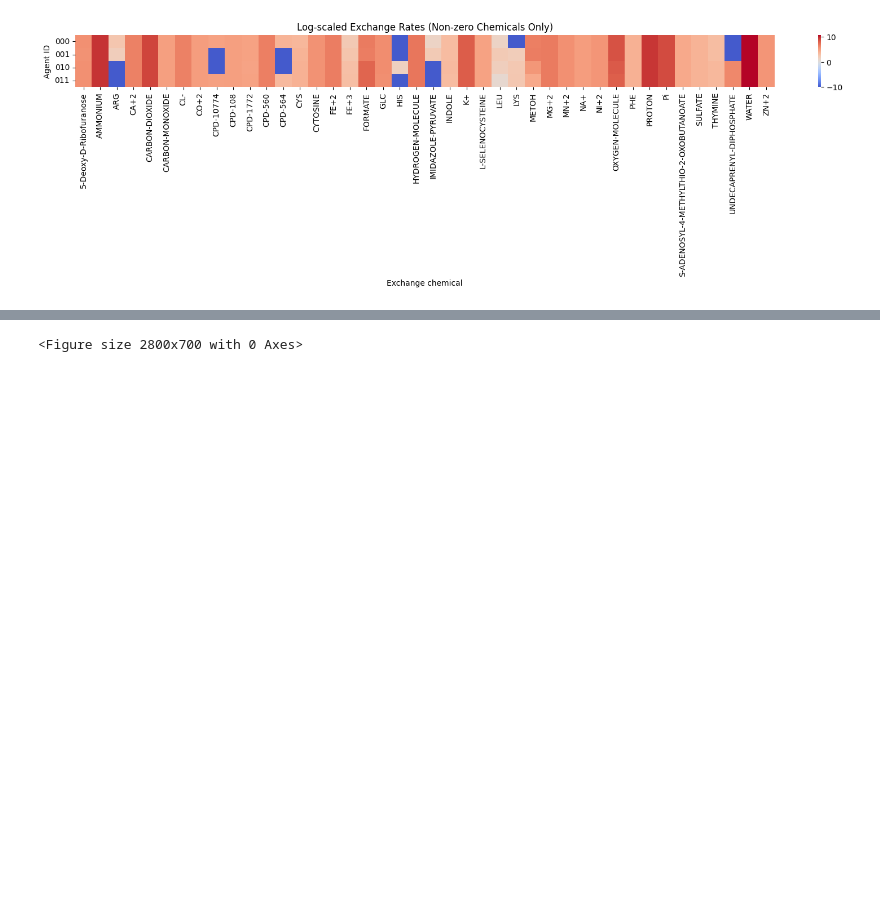
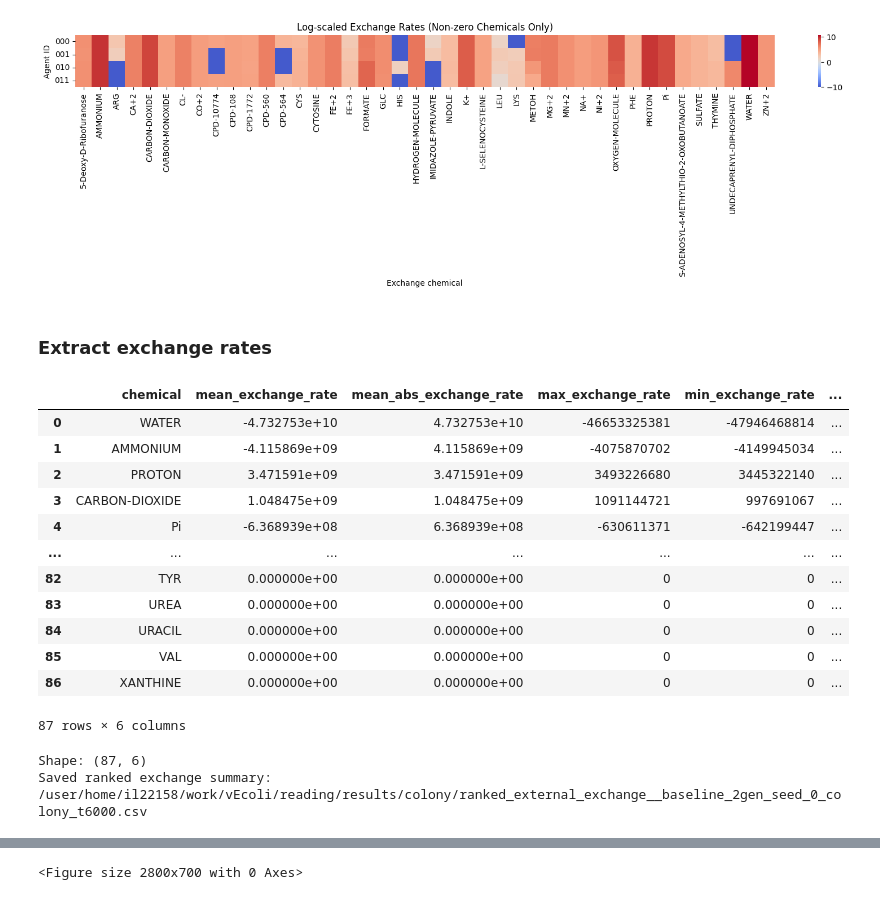
Before and after one commit to katha815/vEcoli-Local, a Jupyter notebook: reading/colony simulation.ipynb, the cells around one changed output, grey strips where cells are left out. Drawn from its saved outputs; the diff is of its cells as text; code cells hidden in the pictures; blank space fills up the shorter version.

```diff
--- a/reading/colony simulation.ipynb
+++ b/reading/colony simulation.ipynb
@@ -578,3 +580,72 @@ plt.tight_layout()
 plt.show()
 # %% [output]
 [figure]
+# %% [markdown]
+### Extract exchange rates
+# %%
+from pathlib import Path
+import re
+
+import pandas as pd
+
+project_name = "baseline_2gen_seed_0_colony_t6000"
+
+def normalize_exchange_name(name):
+    return re.sub(r"\[.*?\]", "", str(name)).strip()
+
+# Build wide matrix first: rows=agents, columns=chemicals, values=exchange rates
+exchange_data = []
+for agent_id in agent_ids:
+    env = agents[agent_id].get("environment", {})
+    exchange = env.get("exchange", {})
+
+    row = {"agent_id": agent_id}
+    for chem, rate in exchange.items():
+        row[normalize_exchange_name(chem)] = rate
+    exchange_data.append(row)
+
+exchange_df = pd.DataFrame(exchange_data).set_index("agent_id").fillna(0)
+
+# Summarize by chemical: rows=chemicals
+ranked_exchange_df = pd.DataFrame(
+    {
+        "chemical": exchange_df.columns,
+        "mean_exchange_rate": exchange_df.mean(axis=0).values,
+        "mean_abs_exchange_rate": exchange_df.abs().mean(axis=0).values,
+        "max_exchange_rate": exchange_df.max(axis=0).values,
+        "min_exchange_rate": exchange_df.min(axis=0).values,
+        "max_abs_exchange_rate": exchange_df.abs().max(axis=0).values,
+    }
+).sort_values(
+    by="max_abs_exchange_rate",
+    ascending=False,
+    ignore_index=True,
+)
+
+display(ranked_exchange_df)
+print("Shape:", ranked_exchange_df.shape)
+
+out_path = Path(
+    "/user/home/il22158/work/vEcoli/reading/results/colony/"
+    f"ranked_external_exchange__{project_name}.csv"
+)
+out_path.parent.mkdir(parents=True, exist_ok=True)
+ranked_exchange_df.to_csv(out_path, index=False)
+
+print(f"Saved ranked exchange summary: {out_path}")
+# %% [output]
+|  | chemical | mean_exchange_rate | mean_abs_exchange_rate | max_exchange_rate | min_exchange_rate | ... |
+| 0 | WATER | -4.732753e+10 | 4.732753e+10 | -46653325381 | -47946468814 | ... |
+| 1 | AMMONIUM | -4.115869e+09 | 4.115869e+09 | -4075870702 | -4149945034 | ... |
+| 2 | PROTON | 3.471591e+09 | 3.471591e+09 | 3493226680 | 3445322140 | ... |
+| 3 | CARBON-DIOXIDE | 1.048475e+09 | 1.048475e+09 | 1091144721 | 997691067 | ... |
+| 4 | Pi | -6.368939e+08 | 6.368939e+08 | -630611371 | -642199447 | ... |
+| ... | ... | ... | ... | ... | ... | ... |
+| 82 | TYR | 0.000000e+00 | 0.000000e+00 | 0 | 0 | ... |
+| 83 | UREA | 0.000000e+00 | 0.000000e+00 | 0 | 0 | ... |
+| 84 | URACIL | 0.000000e+00 | 0.000000e+00 | 0 | 0 | ... |
+| 85 | VAL | 0.000000e+00 | 0.000000e+00 | 0 | 0 | ... |
+| 86 | XANTHINE | 0.000000e+00 | 0.000000e+00 | 0 | 0 | ... |
+87 rows × 6 columns
+Shape: (87, 6)
+Saved ranked exchange summary: /user/home/il22158/work/vEcoli/reading/results/colony/ranked_external_exchange__baseline_2gen_seed_0_colony_t6000.csv
```
Also changed, not shown: parts of 17 cells of this notebook, 15 other files.
